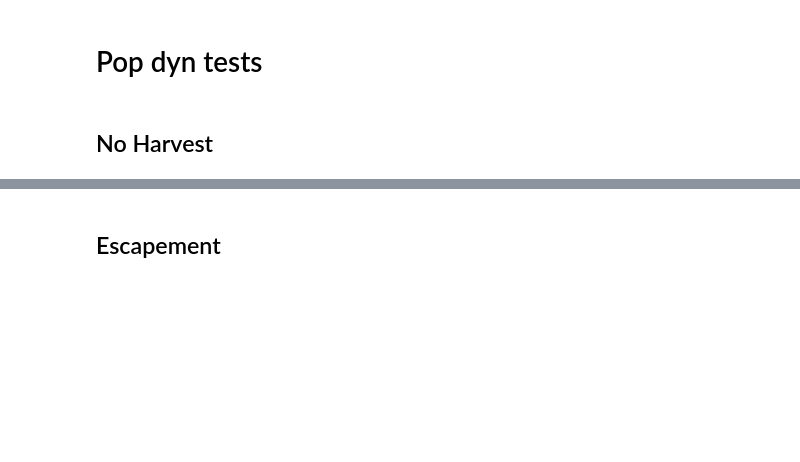
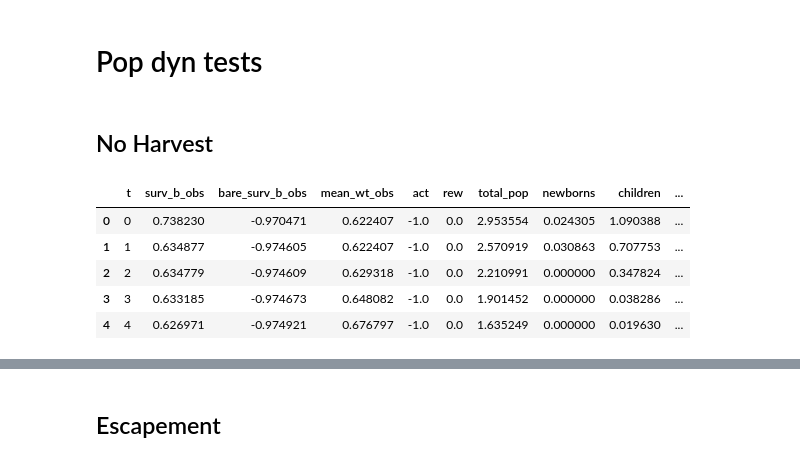
Before and after one commit to petebachant/rl4fisheries, a Jupyter notebook: notebooks/popdyn_tests.ipynb, the cells around one changed output, grey strips where cells are left out. Saved outputs shown, nothing was run; the diff lists cells and outputs as text; code cells hidden in the pictures; blank space fills up the shorter version.

```diff
--- a/notebooks/popdyn_tests.ipynb
+++ b/notebooks/popdyn_tests.ipynb
@@ -76,2 +80,9 @@ trivial_ep = pd.DataFrame(simulate_ep(AsmEnv(config=config), trivp, other_vars=[
 # %%
-# trivial_ep.head()
+trivial_ep.head()
+# %% [output]
+|  | t | surv_b_obs | bare_surv_b_obs | mean_wt_obs | act | rew | total_pop | newborns | children | ... |
+| 0 | 0 | 0.738230 | -0.970471 | 0.622407 | -1.0 | 0.0 | 2.953554 | 0.024305 | 1.090388 | ... |
+| 1 | 1 | 0.634877 | -0.974605 | 0.622407 | -1.0 | 0.0 | 2.570919 | 0.030863 | 0.707753 | ... |
+| 2 | 2 | 0.634779 | -0.974609 | 0.629318 | -1.0 | 0.0 | 2.210991 | 0.000000 | 0.347824 | ... |
+| 3 | 3 | 0.633185 | -0.974673 | 0.648082 | -1.0 | 0.0 | 1.901452 | 0.000000 | 0.038286 | ... |
+| 4 | 4 | 0.626971 | -0.974921 | 0.676797 | -1.0 | 0.0 | 1.635249 | 0.000000 | 0.019630 | ... |
```
Also changed, not shown: parts of 11 cells of this notebook, 2 other files.
